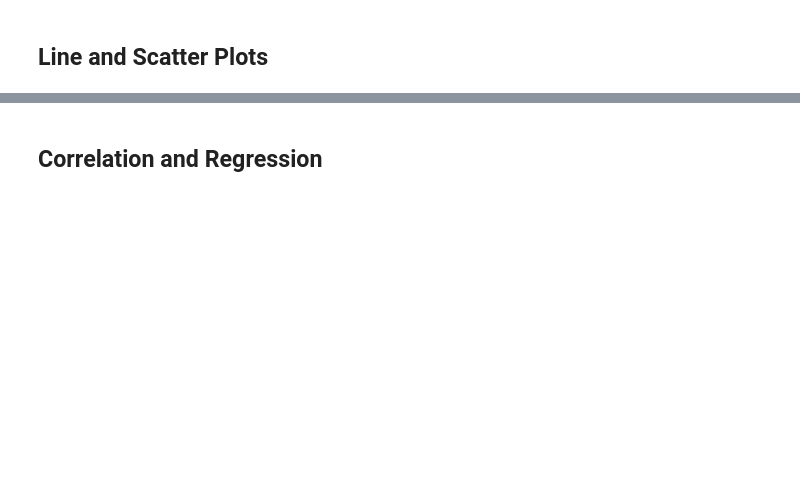
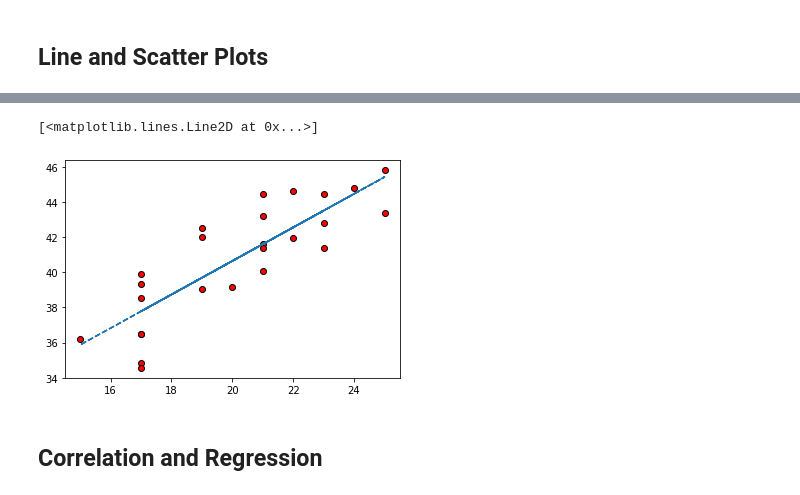
Before and after one commit to Grwat33/Matplotlib-challenge, a Jupyter notebook: Pymaceuticals/pymaceuticals_starter.ipynb, the cells around one changed output, grey strips where cells are left out. Saved outputs shown, nothing was run; the diff lists cells and outputs as text; code cells hidden in the pictures; blank space fills up the shorter version.

```diff
--- a/Pymaceuticals/pymaceuticals_starter.ipynb
+++ b/Pymaceuticals/pymaceuticals_starter.ipynb
@@ -305,3 +350,14 @@ plt.show()
+# %%
+# Generate a scatter plot of mouse weight versus average tumor volume for the Capomulin regimen
+capdata = mouse_metadata.loc[(mouse_metadata["Drug Regimen"] == "Capomulin")]
+capdata = capdata.sort_values('Mouse ID', ascending=True)
+capweight = capdata['Weight (g)']
+capavgvolume = capomulin_mice_df.groupby("Mouse ID").mean()["Tumor Volume (mm3)"]
+plt.scatter(capweight, capavgvolume, marker="o", facecolors="red", edgecolors="black")
+plt.plot(capweight,cap_fit,"--")
+# %% [output]
+[<matplotlib.lines.Line2D at 0x...>]
+[figure, added]
 # %% [markdown]
 ## Correlation and Regression
 # %%
```
Also changed, not shown: parts of 10 cells of this notebook.
